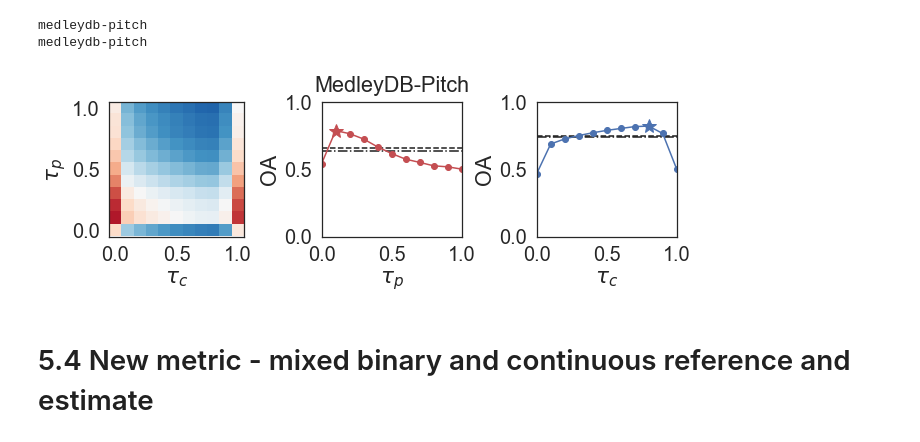
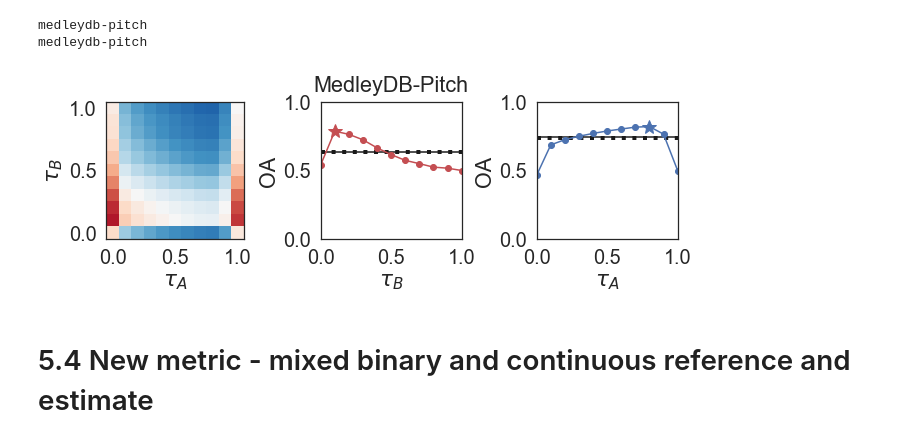
Before and after one commit to juanjobosch/continuousf0eval, a Jupyter notebook: notebooks/Experiment Plots - new.ipynb, the cells around one changed output. Saved outputs shown, nothing was run; the diff lists cells and outputs as text; code cells hidden in the pictures.

```diff
--- a/notebooks/Experiment Plots - new.ipynb
+++ b/notebooks/Experiment Plots - new.ipynb
@@ -593,8 +677,8 @@ sns.set_style('white')
 
 plt.subplot(131)
 plt.imshow(comp_mdbpitch, origin='lower', cmap='RdBu_r', vmin=-0.4, vmax=0.4)
-plt.ylabel("$τ_p$")
-plt.xlabel("$τ_c$")
+plt.ylabel("$τ_B$")
+plt.xlabel("$τ_A$")
 plt.xticks(ticks_x, ticks_y)
 plt.yticks(ticks_x, ticks_y)
 # plt.colorbar()
@@ -602,40 +686,40 @@ plt.yticks(ticks_x, ticks_y)
 plt.subplot(132)
 plt.title("MedleyDB-Pitch", pad=10)
 x = sorted(sweep_pyin_mdbpitch.keys())
 y = [sweep_pyin_mdbpitch[i] for i in x]
 v1 = np.average([t['Overall Accuracy'] for t in scores_new_pyin.values()])
 v2 = np.average([t['Overall Accuracy'] for t in scores_new_pyin_bin.values()])
-plt.plot([0, 1], [v1, v1], '--k')
-plt.plot([0, 1], [v2, v2], '-.k')
+plt.plot([0, 1], [v1, v1], '-k')
+plt.plot([0, 1], [v2, v2], ':k', linewidth=4)
 plt.plot(x, y, '-or')
 plt.plot(x[np.argmax(y)], np.max(y), '*r', markersize=15)
-plt.xlabel("$τ_p$")
+plt.xlabel("$τ_B$")
 plt.ylabel("OA")
 plt.ylim([0, 1])
 plt.xlim([0, 1])
 plt.xticks(ticks_y)
 plt.yticks(ticks_y)
 
 plt.subplot(133)
 x = sorted(sweep_crepe_mdbpitch.keys())
 y = [sweep_crepe_mdbpitch[i] for i in x]
 v1 = np.average([t['Overall Accuracy'] for t in scores_new_crepe.values()])
 v2 = np.average([t['Overall Accuracy'] for t in scores_new_crepe_bin.values()])
-plt.plot([0, 1], [v1, v1], '--k')
-plt.plot([0, 1], [v2, v2], '-.k')
+plt.plot([0, 1], [v1, v1], '-k')
+plt.plot([0, 1], [v2, v2], ':k', linewidth=4)
 plt.plot(x, y, '-ob')
 plt.plot(x[np.argmax(y)], np.max(y), '*b', markersize=15)
-plt.xlabel("$τ_c$")
+plt.xlabel("$τ_A$")
 plt.ylabel("OA")
 plt.ylim([0, 1])
 plt.xlim([0, 1])
 plt.xticks(ticks_y)
 plt.yticks(ticks_y)
 
 plt.tight_layout(pad=0.0, w_pad=0.0, h_pad=0.3)
 plt.savefig("../paper-figs/grid_comparisons_pitch.pdf", fmt='pdf', bbox_inches="tight")
 # %% [output]
-[figure, old version]
+[figure, new version]
 # %% [markdown]
 # 5.4 New metric - mixed binary and continuous reference and estimate
 # %%
```
Also changed, not shown: parts of 19 cells of this notebook, 11 other files.
